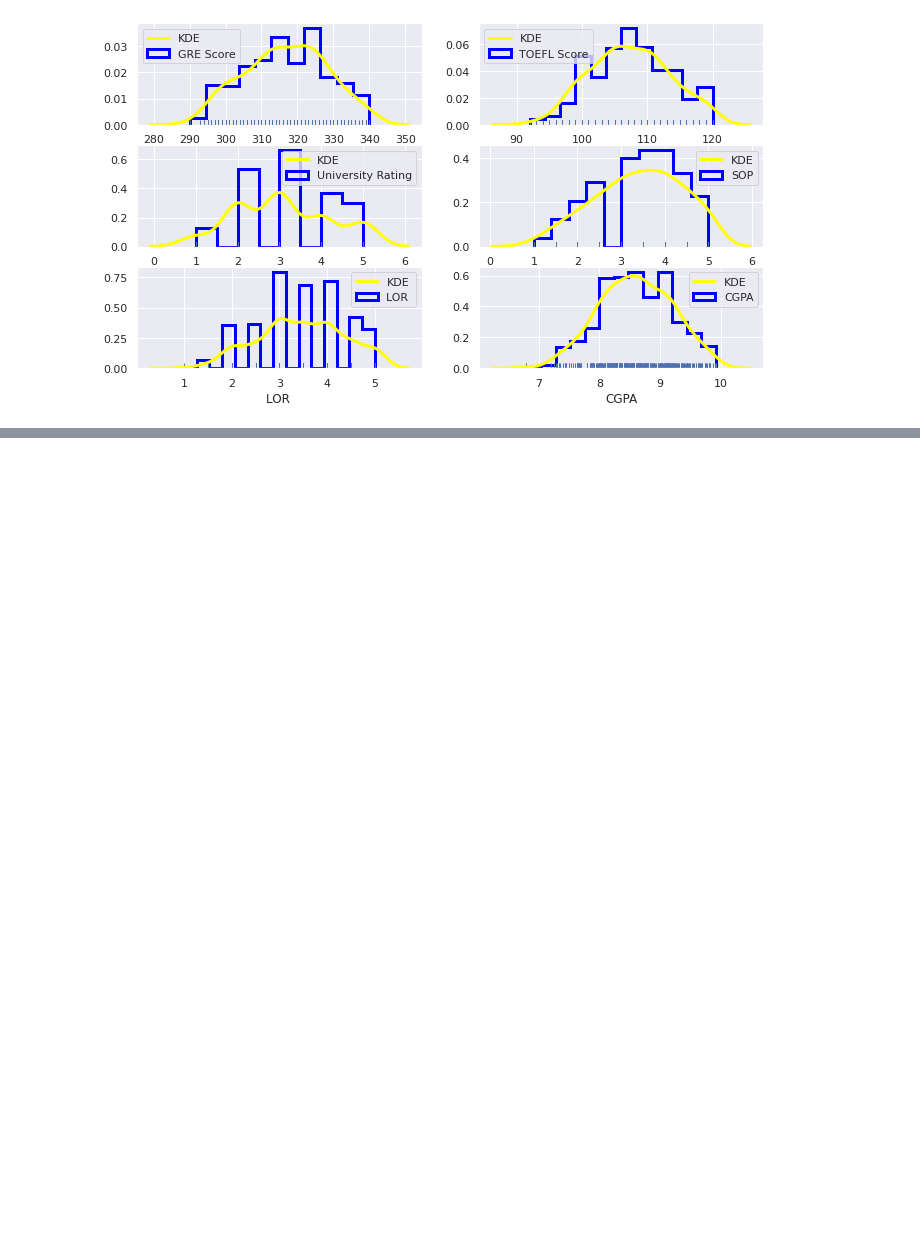
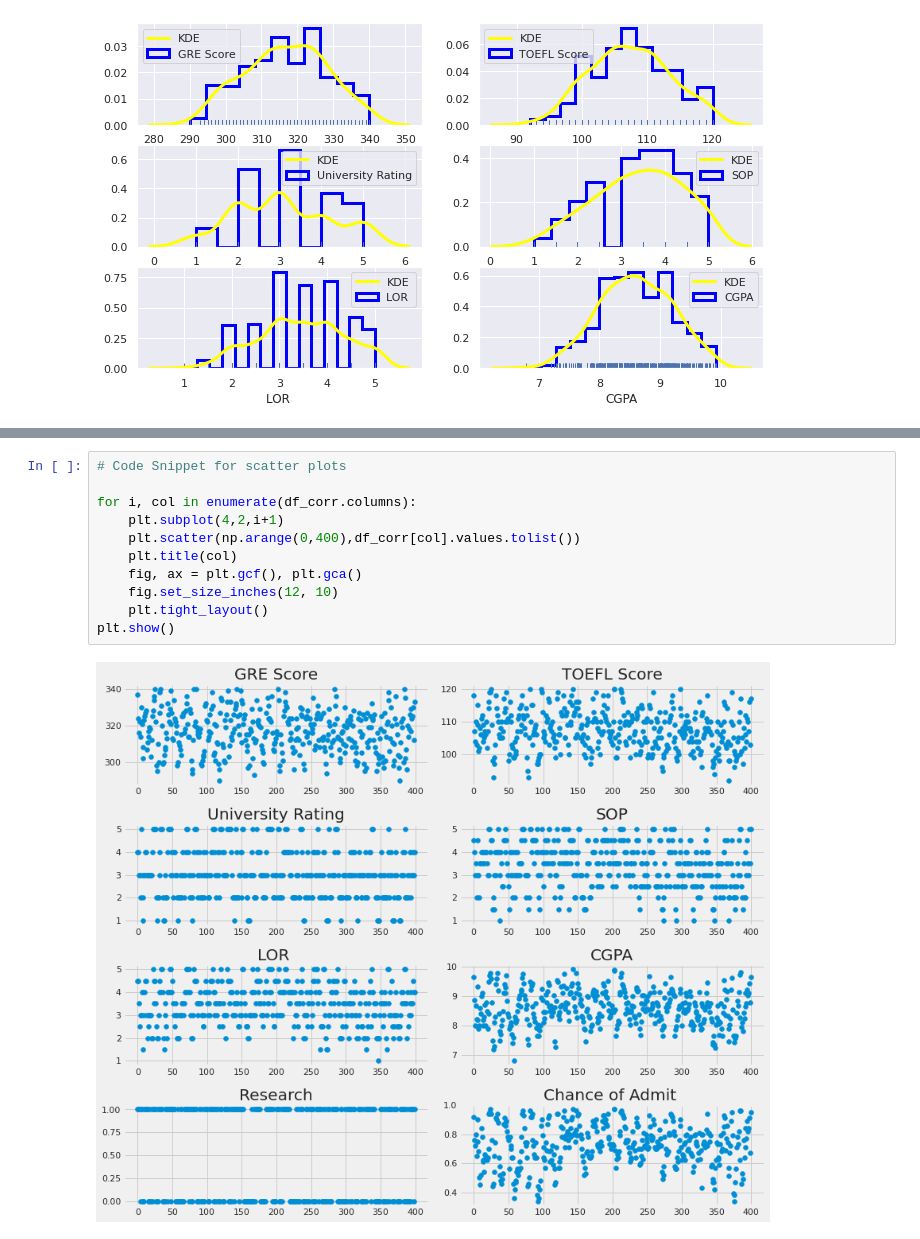
Before and after one commit to Gilf641/Graduate-Admissions-Analysis, a Jupyter notebook: Graduate_Admissions.ipynb, the cells around one changed output, grey strips where cells are left out. Cells and saved outputs as stored; diff of their text form; blank space fills up the shorter version.

```diff
--- a/Graduate_Admissions.ipynb
+++ b/Graduate_Admissions.ipynb
@@ -173,0 +236,13 @@ plt.show()
+# %%
+# Code Snippet for scatter plots
+
+for i, col in enumerate(df_corr.columns):
+    plt.subplot(4,2,i+1)
+    plt.scatter(np.arange(0,400),df_corr[col].values.tolist())
+    plt.title(col)
+    fig, ax = plt.gcf(), plt.gca()
+    fig.set_size_inches(12, 10)
+    plt.tight_layout()
+plt.show()
+# %% [output]
+[figure, added]
```
Also changed, not shown: parts of 4 cells of this notebook.
